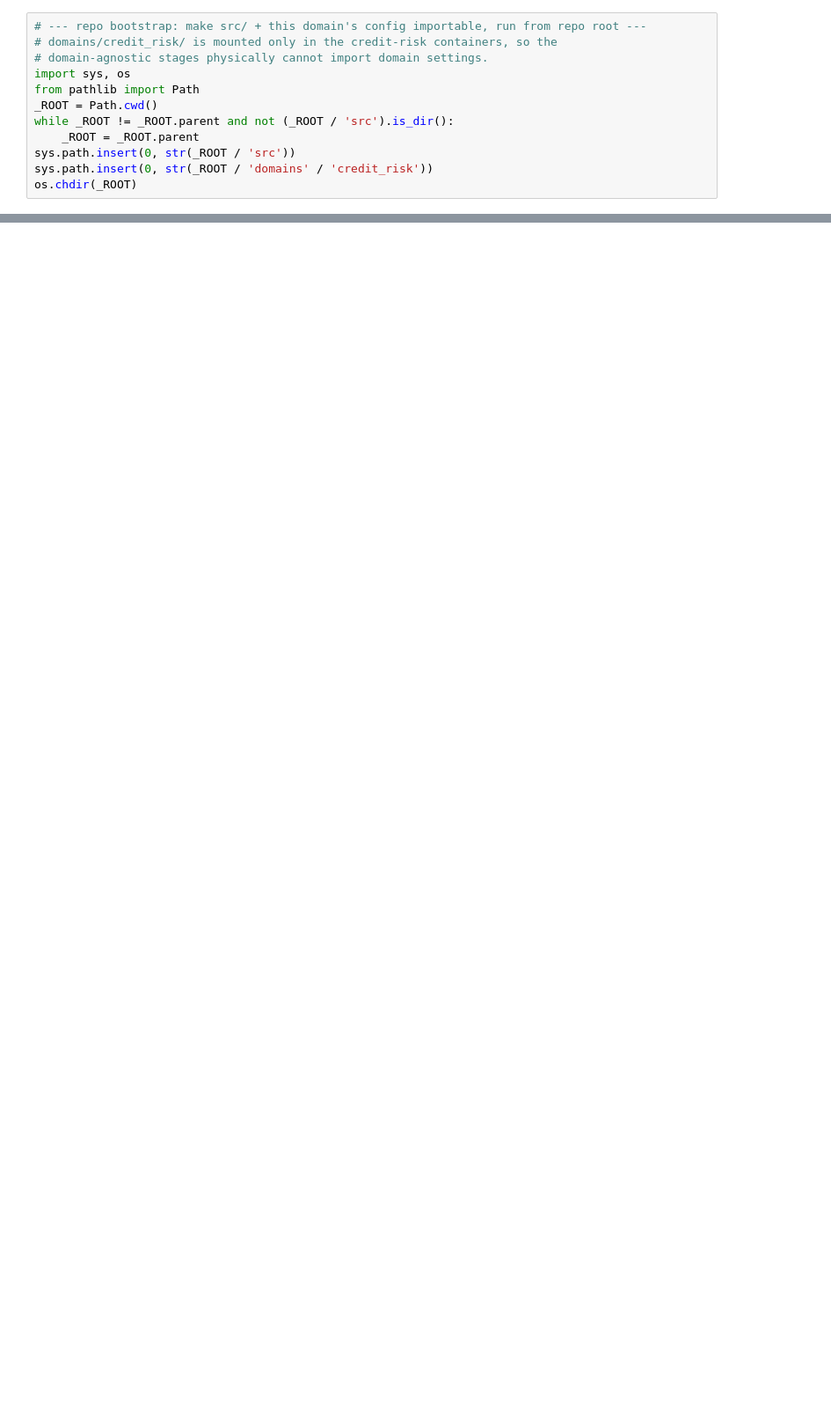
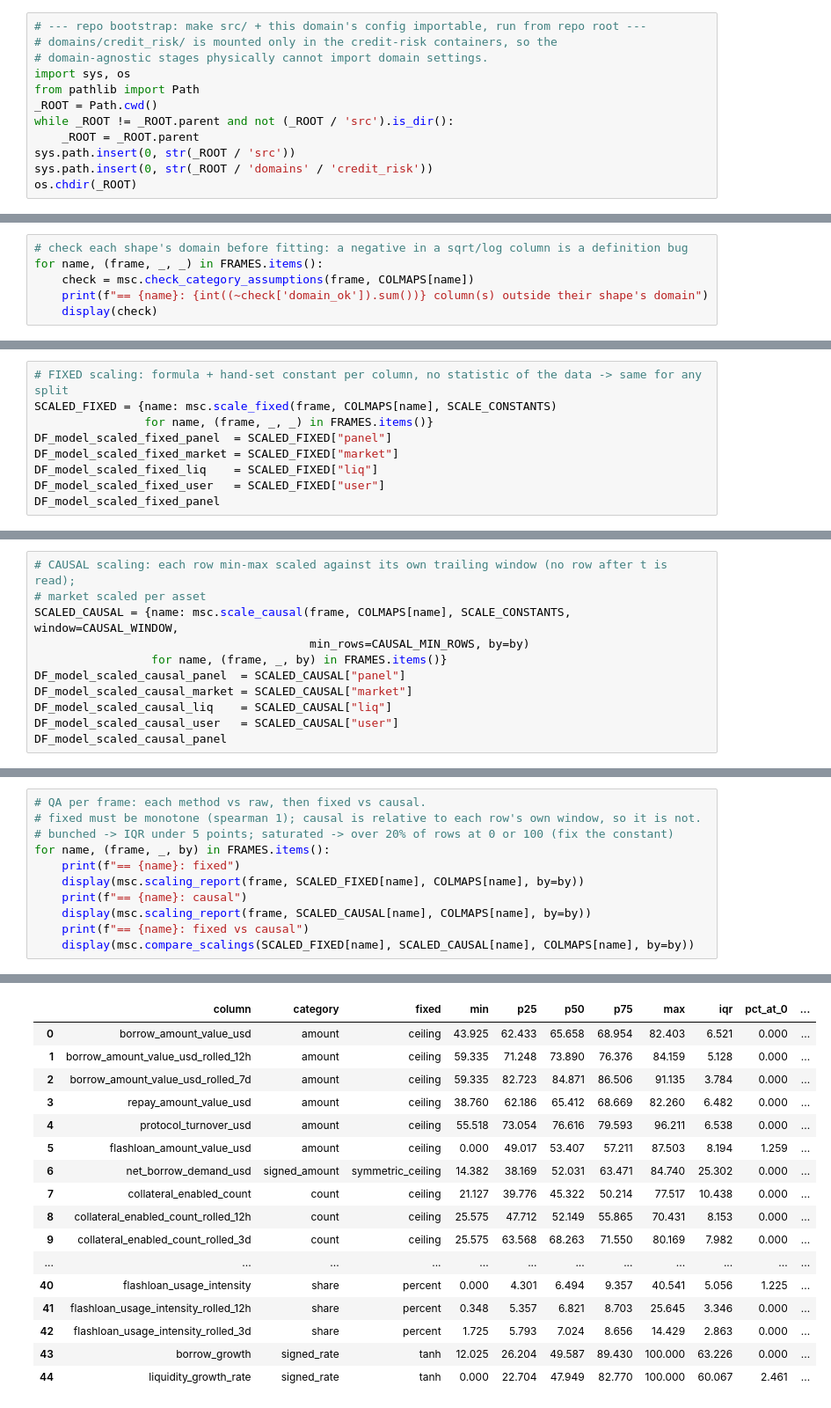
Before and after one commit to md-arham-ali/AAve_v3.1_Credit_risk_scoring, a Jupyter notebook: notebooks/model_dataset.ipynb, the cells around one changed output, grey strips where cells are left out. Shown at 88% size. Drawn from its saved outputs; the diff is of its cells as text; blank space fills up the shorter version.

```diff
--- a/notebooks/model_dataset.ipynb
+++ b/notebooks/model_dataset.ipynb
@@ -120,0 +584,6 @@ print(feat_cols)
+# %%
+# check each shape's domain before fitting: a negative in a sqrt/log column is a definition bug
+for name, (frame, _, _) in FRAMES.items():
+    check = msc.check_category_assumptions(frame, COLMAPS[name])
+    print(f"== {name}: {int((~check['domain_ok']).sum())} column(s) outside their shape's domain")
+    display(check)
@@ -120,0 +646,9 @@ print(feat_cols)
+# %%
+# FIXED scaling: formula + hand-set constant per column, no statistic of the data -> same for any split
+SCALED_FIXED = {name: msc.scale_fixed(frame, COLMAPS[name], SCALE_CONSTANTS)
+                for name, (frame, _, _) in FRAMES.items()}
+DF_model_scaled_fixed_panel  = SCALED_FIXED["panel"]
+DF_model_scaled_fixed_market = SCALED_FIXED["market"]
+DF_model_scaled_fixed_liq    = SCALED_FIXED["liq"]
+DF_model_scaled_fixed_user   = SCALED_FIXED["user"]
+DF_model_scaled_fixed_panel
@@ -120,0 +673,11 @@ print(feat_cols)
+# %%
+# CAUSAL scaling: each row min-max scaled against its own trailing window (no row after t is read);
+# market scaled per asset
+SCALED_CAUSAL = {name: msc.scale_causal(frame, COLMAPS[name], SCALE_CONSTANTS, window=CAUSAL_WINDOW,
+                                        min_rows=CAUSAL_MIN_ROWS, by=by)
+                 for name, (frame, _, by) in FRAMES.items()}
+DF_model_scaled_causal_panel  = SCALED_CAUSAL["panel"]
+DF_model_scaled_causal_market = SCALED_CAUSAL["market"]
+DF_model_scaled_causal_liq    = SCALED_CAUSAL["liq"]
+DF_model_scaled_causal_user   = SCALED_CAUSAL["user"]
+DF_model_scaled_causal_panel
@@ -120,0 +702,12 @@ print(feat_cols)
+# %%
+# QA per frame: each method vs raw, then fixed vs causal.
+# fixed must be monotone (spearman 1); causal is relative to each row's own window, so it is not.
+# bunched -> IQR under 5 points; saturated -> over 20% of rows at 0 or 100 (fix the constant)
+for name, (frame, _, by) in FRAMES.items():
+    print(f"== {name}: fixed")
+    display(msc.scaling_report(frame, SCALED_FIXED[name], COLMAPS[name], by=by))
+    print(f"== {name}: causal")
+    display(msc.scaling_report(frame, SCALED_CAUSAL[name], COLMAPS[name], by=by))
+    print(f"== {name}: fixed vs causal")
+    display(msc.compare_scalings(SCALED_FIXED[name], SCALED_CAUSAL[name], COLMAPS[name], by=by))
+# %% [output]
@@ -120,0 +715,17 @@ print(feat_cols)
+|  | column | category | fixed | min | p25 | p50 | p75 | max | iqr | pct_at_0 | ... |
+| 0 | borrow_amount_value_usd | amount | ceiling | 43.925 | 62.433 | 65.658 | 68.954 | 82.403 | 6.521 | 0.000 | ... |
+| 1 | borrow_amount_value_usd_rolled_12h | amount | ceiling | 59.335 | 71.248 | 73.890 | 76.376 | 84.159 | 5.128 | 0.000 | ... |
+| 2 | borrow_amount_value_usd_rolled_7d | amount | ceiling | 59.335 | 82.723 | 84.871 | 86.506 | 91.135 | 3.784 | 0.000 | ... |
+| 3 | repay_amount_value_usd | amount | ceiling | 38.760 | 62.186 | 65.412 | 68.669 | 82.260 | 6.482 | 0.000 | ... |
+| 4 | protocol_turnover_usd | amount | ceiling | 55.518 | 73.054 | 76.616 | 79.593 | 96.211 | 6.538 | 0.000 | ... |
+| 5 | flashloan_amount_value_usd | amount | ceiling | 0.000 | 49.017 | 53.407 | 57.211 | 87.503 | 8.194 | 1.259 | ... |
+| 6 | net_borrow_demand_usd | signed_amount | symmetric_ceiling | 14.382 | 38.169 | 52.031 | 63.471 | 84.740 | 25.302 | 0.000 | ... |
+| 7 | collateral_enabled_count | count | ceiling | 21.127 | 39.776 | 45.322 | 50.214 | 77.517 | 10.438 | 0.000 | ... |
+| 8 | collateral_enabled_count_rolled_12h | count | ceiling | 25.575 | 47.712 | 52.149 | 55.865 | 70.431 | 8.153 | 0.000 | ... |
+| 9 | collateral_enabled_count_rolled_3d | count | ceiling | 25.575 | 63.568 | 68.263 | 71.550 | 80.169 | 7.982 | 0.000 | ... |
+| ... | ... | ... | ... | ... | ... | ... | ... | ... | ... | ... | ... |
+| 40 | flashloan_usage_intensity | share | percent | 0.000 | 4.301 | 6.494 | 9.357 | 40.541 | 5.056 | 1.225 | ... |
+| 41 | flashloan_usage_intensity_rolled_12h | share | percent | 0.348 | 5.357 | 6.821 | 8.703 | 25.645 | 3.346 | 0.000 | ... |
+| 42 | flashloan_usage_intensity_rolled_3d | share | percent | 1.725 | 5.793 | 7.024 | 8.656 | 14.429 | 2.863 | 0.000 | ... |
+| 43 | borrow_growth | signed_rate | tanh | 12.025 | 26.204 | 49.587 | 89.430 | 100.000 | 63.226 | 0.000 | ... |
+| 44 | liquidity_growth_rate | signed_rate | tanh | 0.000 | 22.704 | 47.949 | 82.770 | 100.000 | 60.067 | 2.461 | ... |
```
Also changed, not shown: parts of 34 cells of this notebook, 13 other files.
